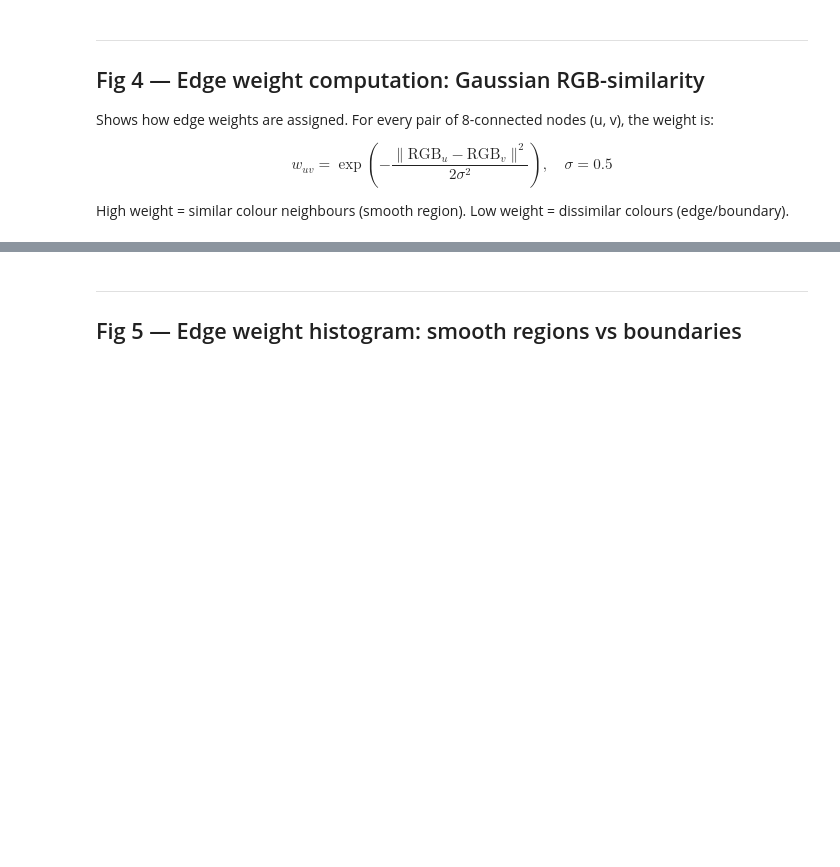
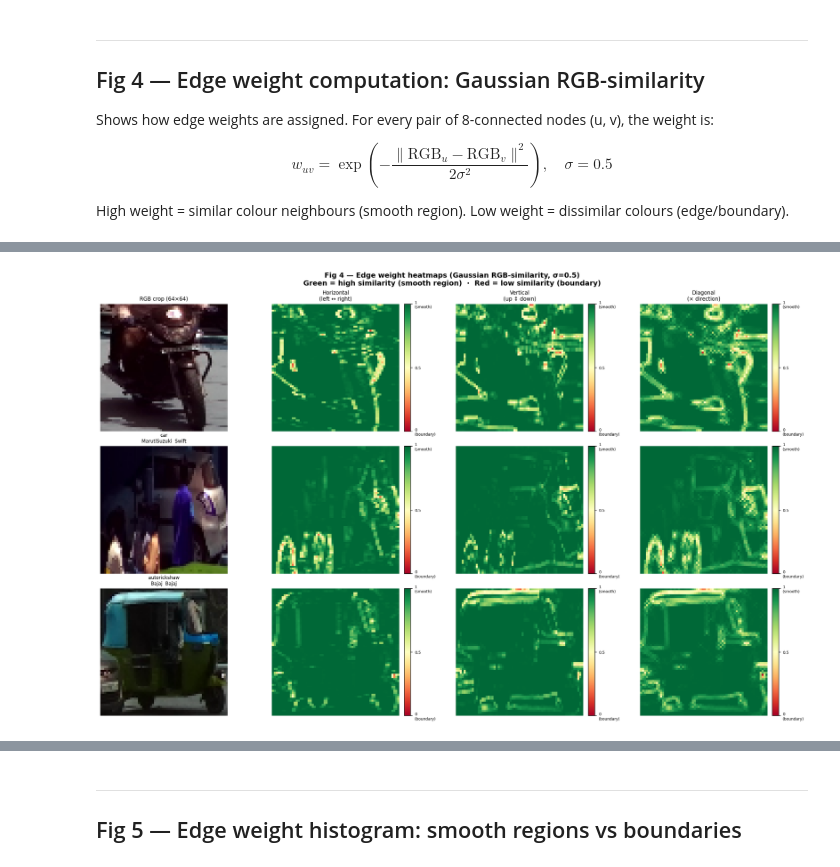
Before and after one commit to Anamikarajesh/FGVD, a Jupyter notebook: visuals.ipynb, the cells around one changed output, grey strips where cells are left out. Saved outputs shown, nothing was run; the diff lists cells and outputs as text; code cells hidden in the pictures; blank space fills up the shorter version.

```diff
--- a/visuals.ipynb
+++ b/visuals.ipynb
@@ -301,0 +214,88 @@ Green = high similarity (smooth region), Red = low similarity (boundary/edge)
+# %%
+import scipy.sparse as sp
+
+SIGMA = 0.5
+
+skel_path = ROOT / 'master_grid_skeleton.npz'
+if not skel_path.exists():
+    skel_path = ROOT / 'master_grid_adj.npz'
+coo = sp.load_npz(skel_path).tocoo()
+src, dst = coo.row, coo.col
+
+# Direction vectors per edge (constant — depends only on skeleton)
+src_r, src_c = src // 64, src % 64
+dst_r, dst_c = dst // 64, dst % 64
+dr = dst_r - src_r   # 0 → horizontal edge (same row)
+dc = dst_c - src_c   # 0 → vertical edge   (same column)
+
+DIR_MASKS  = [
+    dr == 0,
+    dc == 0,
+    (np.abs(dr) == 1) & (np.abs(dc) == 1),
+]
+DIR_LABELS = [
+    'Horizontal\n(left \u2194 right)',
+    'Vertical\n(up \u2195 down)',
+    'Diagonal\n(\u00d7 direction)',
+]
+
+def compute_edge_weights(rgb_flat, sigma=0.5):
+    diff  = rgb_flat[src] - rgb_flat[dst]
+    dist2 = (diff ** 2).sum(axis=1)
+    return np.exp(-dist2 / (2 * sigma ** 2))
+
+def direction_heatmap(weights, mask):
+    """Mean Gaussian weight per source node for edges matching mask."""
+    idxs  = np.where(mask)[0]
+    acc   = np.zeros(64 * 64, dtype=np.float64)
+    count = np.zeros(64 * 64, dtype=np.int32)
+    np.add.at(acc,   src[idxs], weights[idxs])  # simple sum — no NaN
+    np.add.at(count, src[idxs], 1)
+    grid = np.zeros(64 * 64)
+    valid = count > 0
+    grid[valid] = acc[valid] / count[valid]
+    return grid.reshape(64, 64)
+
+
+demo_vehicles = [
+    ('motorcycle',   samples['motorcycle']),
+    ('car',          samples['car']),
+    ('autorickshaw', samples['autorickshaw']),
+]
+
+fig, axes = plt.subplots(3, 4, figsize=(17, 11),
+                          gridspec_kw={'width_ratios': [1, 1.3, 1.3, 1.3]})
+fig.suptitle(
+    'Fig 4 \u2014 Edge weight heatmaps (Gaussian RGB-similarity, \u03c3=0.5)\n'
+    'Green = high similarity (smooth region)  \u00b7  Red = low similarity (boundary)',
+    fontsize=12, fontweight='bold')
+
+for row_idx, (l1, row) in enumerate(demo_vehicles):
+    rgb_flat = np.load(ROOT / 'raw_features' / 'rgb' / row.split / f'{row.vehicle_id}.npy')
+    weights  = compute_edge_weights(rgb_flat, SIGMA)
+
+    img = (rgb_flat.reshape(64, 64, 3)[:, :, ::-1] * 255).clip(0, 255).astype(np.uint8)
+    axes[row_idx, 0].imshow(img, interpolation='nearest')
+    axes[row_idx, 0].set_title(f'{l1}\n{row.L2}  {row.L3}', fontsize=8)
+    axes[row_idx, 0].axis('off')
+
+    for col_idx, (mask, label) in enumerate(zip(DIR_MASKS, DIR_LABELS)):
+        grid = direction_heatmap(weights, mask)
+        ax   = axes[row_idx, col_idx + 1]
+        im   = ax.imshow(grid, cmap='RdYlGn', vmin=0, vmax=1, interpolation='nearest')
+        ax.axis('off')
+        if row_idx == 0:
+            ax.set_title(label, fontsize=9)
+        cb = plt.colorbar(im, ax=ax, fraction=0.046, pad=0.03)
+        cb.set_ticks([0, 0.5, 1])
+        cb.set_ticklabels(['0\n(boundary)', '0.5', '1\n(smooth)'])
+        cb.ax.tick_params(labelsize=6.5)
+
+axes[0, 0].set_title('RGB crop (64\u00d764)', fontsize=9)
+fig.tight_layout()
+fig.savefig(VIS_DIR / 'fig4_edge_weights.png', dpi=150, bbox_inches='tight')
+plt.show()
+print('Saved fig4_edge_weights.png')
+print('Green = high similarity (smooth region), Red = low similarity (boundary/edge)')
+# %% [output]
+[figure, added]
```
Also changed, not shown: parts of 3 cells of this notebook, 1 other file.
